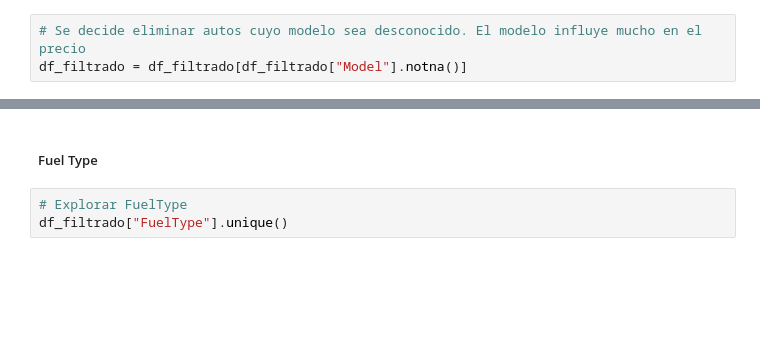
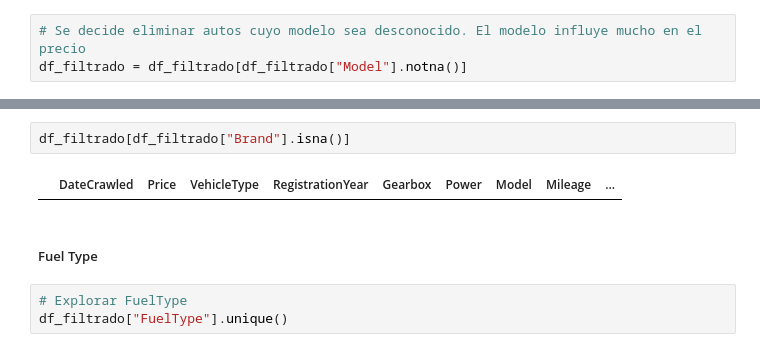
Before and after one commit to Fernandojbf123/model_training_vehicles_usa, a Jupyter notebook: main.ipynb, the cells around one changed output, grey strips where cells are left out. Saved outputs shown, nothing was run; the diff lists cells and outputs as text; blank space fills up the shorter version.

```diff
--- a/main.ipynb
+++ b/main.ipynb
@@ -117,3 +253,7 @@ len(df_filtrado)
+# %%
+df_filtrado[df_filtrado["Brand"].isna()]
+# %% [output]
+|  | DateCrawled | Price | VehicleType | RegistrationYear | Gearbox | Power | Model | Mileage | ... |
 # %% [markdown]
 ##### Fuel Type
 # %%
```
Also changed, not shown: parts of 23 cells of this notebook, 2 other files.
